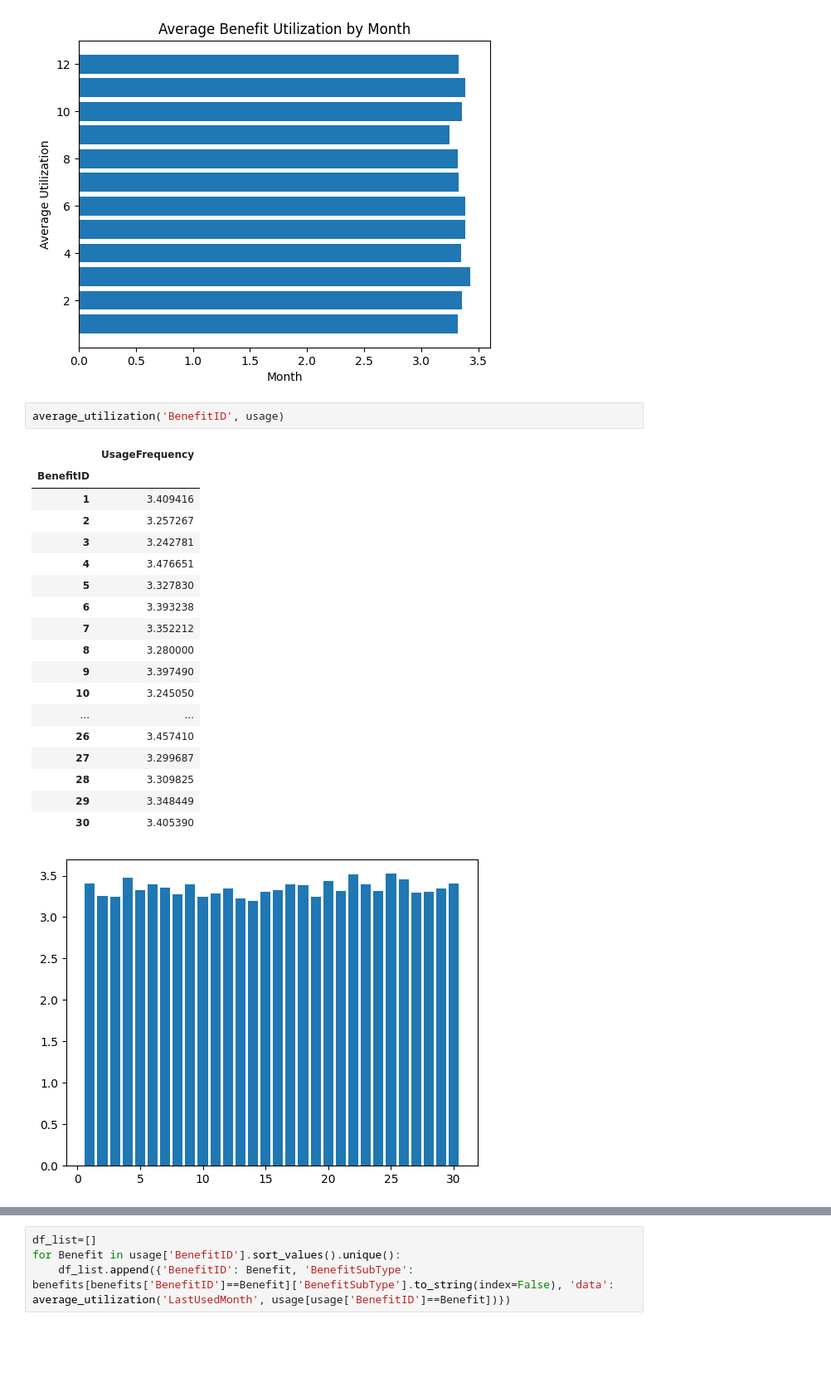
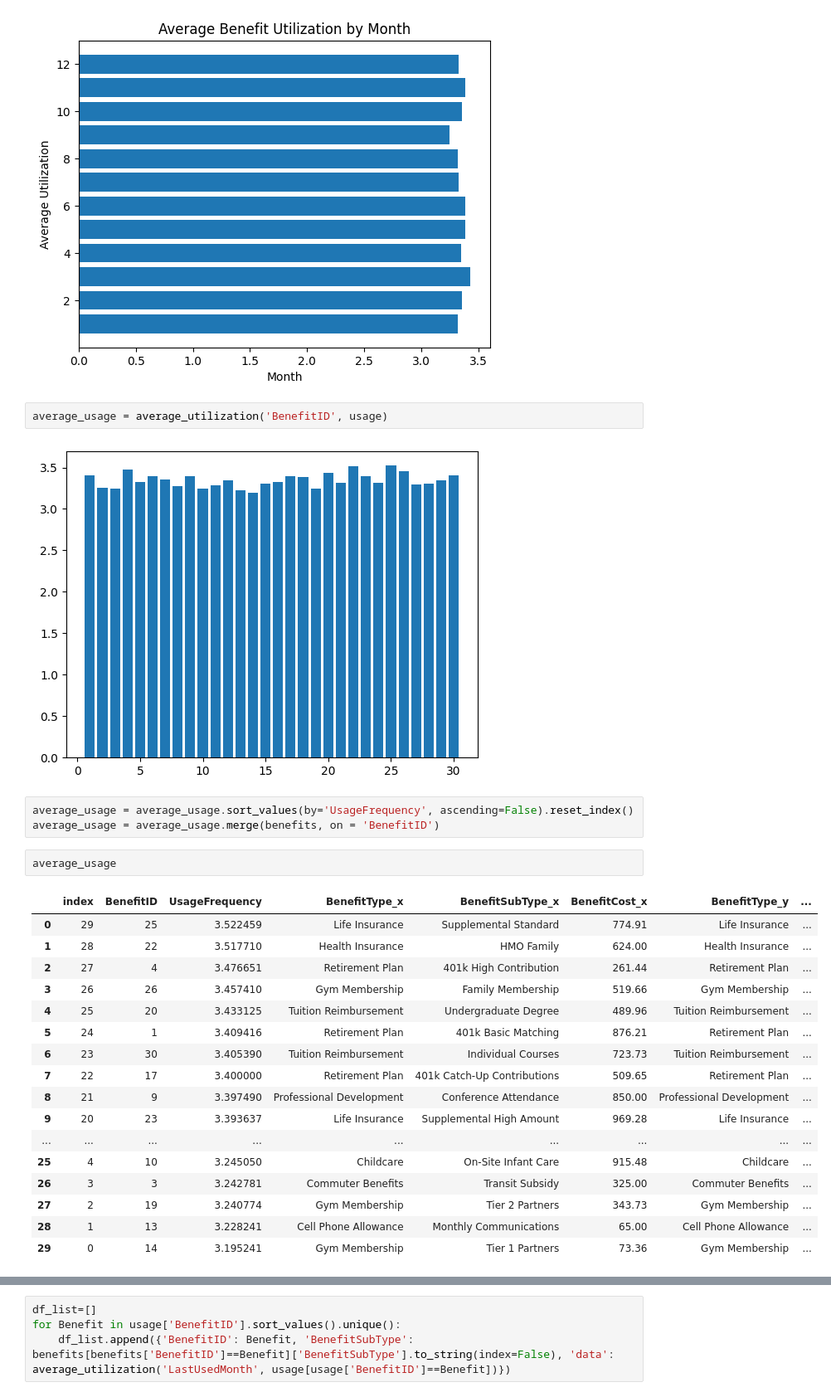
Before and after one commit to yoshimathur/adp_data_cap, a Jupyter notebook: yash_y_book.ipynb, the cells around one changed output, grey strips where cells are left out. Shown at 83% size. Cells and saved outputs as stored; diff of their text form; blank space fills up the shorter version.

```diff
--- a/yash_y_book.ipynb
+++ b/yash_y_book.ipynb
@@ -76,24 +53,29 @@ plt.ylabel('Average Utilization')
 Text(0, 0.5, 'Average Utilization')
 [figure]
 # %%
-average_utilization('BenefitID', usage)
+average_usage = average_utilization('BenefitID', usage)
 # %% [output]
-|  | UsageFrequency |
-| BenefitID |  |
-| 1 | 3.409416 |
-| 2 | 3.257267 |
-| 3 | 3.242781 |
-| 4 | 3.476651 |
-| 5 | 3.327830 |
-| 6 | 3.393238 |
-| 7 | 3.352212 |
-| 8 | 3.280000 |
-| 9 | 3.397490 |
-| 10 | 3.245050 |
-| ... | ... |
-| 26 | 3.457410 |
-| 27 | 3.299687 |
-| 28 | 3.309825 |
-| 29 | 3.348449 |
-| 30 | 3.405390 |
 [figure]
+# %%
+average_usage = average_usage.sort_values(by='UsageFrequency', ascending=False).reset_index()
+average_usage = average_usage.merge(benefits, on = 'BenefitID')
+# %%
+average_usage
+# %% [output]
+|  | index | BenefitID | UsageFrequency | BenefitType_x | BenefitSubType_x | BenefitCost_x | BenefitType_y | ... |
+| 0 | 29 | 25 | 3.522459 | Life Insurance | Supplemental Standard | 774.91 | Life Insurance | ... |
+| 1 | 28 | 22 | 3.517710 | Health Insurance | HMO Family | 624.00 | Health Insurance | ... |
+| 2 | 27 | 4 | 3.476651 | Retirement Plan | 401k High Contribution | 261.44 | Retirement Plan | ... |
+| 3 | 26 | 26 | 3.457410 | Gym Membership | Family Membership | 519.66 | Gym Membership | ... |
+| 4 | 25 | 20 | 3.433125 | Tuition Reimbursement | Undergraduate Degree | 489.96 | Tuition Reimbursement | ... |
+| 5 | 24 | 1 | 3.409416 | Retirement Plan | 401k Basic Matching | 876.21 | Retirement Plan | ... |
+| 6 | 23 | 30 | 3.405390 | Tuition Reimbursement | Individual Courses | 723.73 | Tuition Reimbursement | ... |
+| 7 | 22 | 17 | 3.400000 | Retirement Plan | 401k Catch-Up Contributions | 509.65 | Retirement Plan | ... |
+| 8 | 21 | 9 | 3.397490 | Professional Development | Conference Attendance | 850.00 | Professional Development | ... |
+| 9 | 20 | 23 | 3.393637 | Life Insurance | Supplemental High Amount | 969.28 | Life Insurance | ... |
+| ... | ... | ... | ... | ... | ... | ... | ... | ... |
+| 25 | 4 | 10 | 3.245050 | Childcare | On-Site Infant Care | 915.48 | Childcare | ... |
+| 26 | 3 | 3 | 3.242781 | Commuter Benefits | Transit Subsidy | 325.00 | Commuter Benefits | ... |
+| 27 | 2 | 19 | 3.240774 | Gym Membership | Tier 2 Partners | 343.73 | Gym Membership | ... |
+| 28 | 1 | 13 | 3.228241 | Cell Phone Allowance | Monthly Communications | 65.00 | Cell Phone Allowance | ... |
+| 29 | 0 | 14 | 3.195241 | Gym Membership | Tier 1 Partners | 73.36 | Gym Membership | ... |
```
Also changed, not shown: parts of 6 cells of this notebook.
